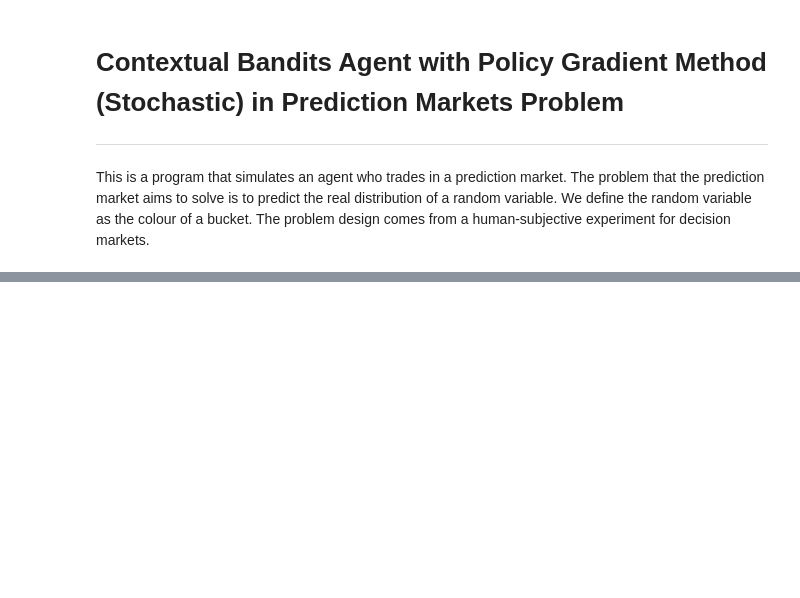
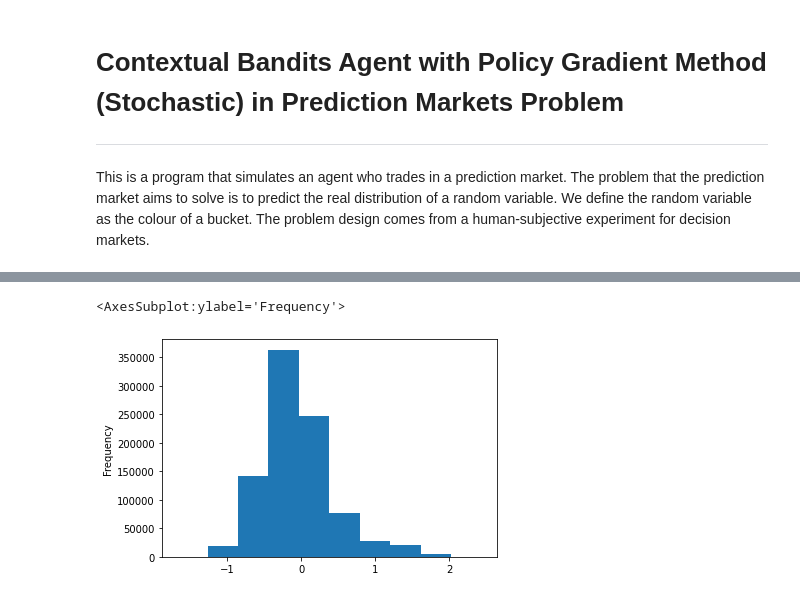
Before and after one commit to realwenlongwang/contexutal-bandits-with-peer-prediction-for-decision-making, a Jupyter notebook: Stochastic_Gradient_Bandit_with_Continous_Action_Space.ipynb, the cells around one changed output, grey strips where cells are left out. Drawn from its saved outputs; the diff is of its cells as text; code cells hidden in the pictures; blank space fills up the shorter version.

```diff
--- a/Stochastic_Gradient_Bandit_with_Continous_Action_Space.ipynb
+++ b/Stochastic_Gradient_Bandit_with_Continous_Action_Space.ipynb
@@ -232,0 +141,5 @@ array([124772, 124836, 124918, 143884, 147699, 148806, 148816, 238222,
+# %%
+reward_history_df2.actual_reward.plot(kind='hist')
+# %% [output]
+<AxesSubplot:ylabel='Frequency'>
+[figure, added]
```
Also changed, not shown: parts of 38 cells of this notebook, 2 other files.
